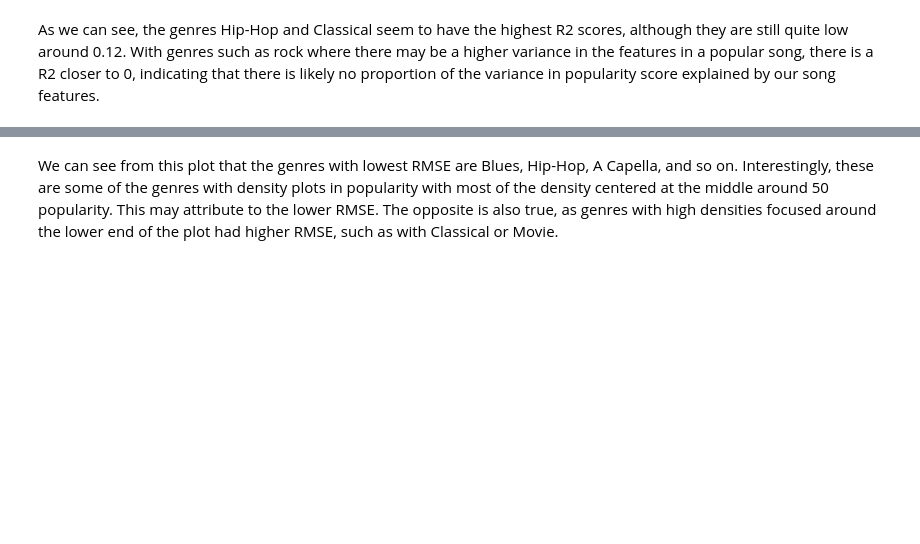
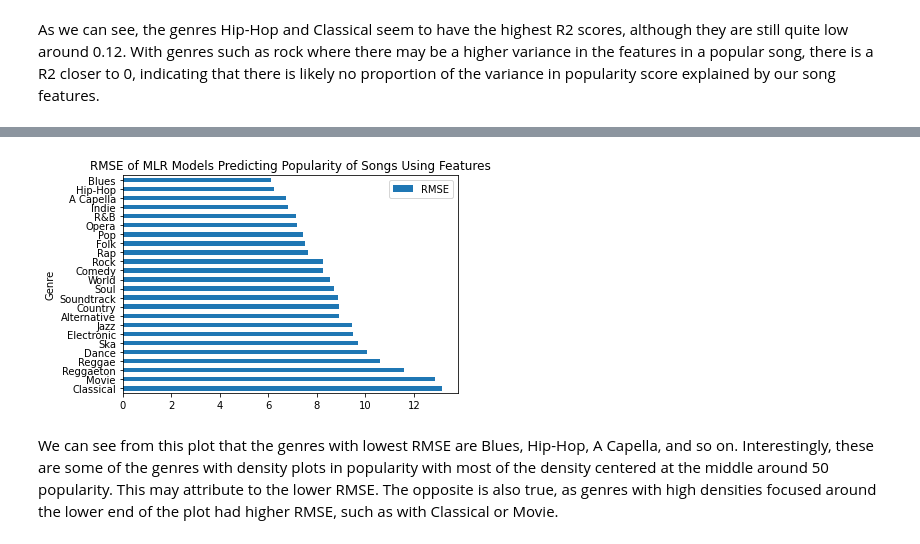
Before and after one commit to ian-gascon/cuddly-waffle, a Jupyter notebook: results/final_report_notebook.ipynb, the cells around one changed output, grey strips where cells are left out. Saved outputs shown, nothing was run; the diff lists cells and outputs as text; code cells hidden in the pictures; blank space fills up the shorter version.

```diff
--- a/results/final_report_notebook.ipynb
+++ b/results/final_report_notebook.ipynb
@@ -220,6 +219,6 @@ R2_MLR.show()
 # %% [markdown]
 As we can see, the genres Hip-Hop and Classical seem to have the highest R2 scores, although they are still quite low around 0.12. With genres such as rock where there may be a higher variance in the features in a popular song, there is a R2 closer to 0, indicating that there is likely no proportion of the variance in popularity score explained by our song features.
 # %%
-RMSE_MLR = px.bar(genre_scores_df_RMSE, x="RMSE", y='Genre', orientation='h', title='RMSE of MLR Models Predicting Popularity of Songs Using Features')
-RMSE_MLR.show()
+genre_scores_df_RMSE = genre_scores_df.sort_values(by = 'RMSE', ascending = False)
+ax = genre_scores_df_RMSE.plot.barh(x='Genre', y='RMSE', rot=0, title = 'RMSE of MLR Models Predicting Popularity of Songs Using Features')
 # %% [output]
@@ -227,3 +225,4 @@ RMSE_MLR.show()
+[figure, added]
 # %% [markdown]
 We can see from this plot that the genres with lowest RMSE are Blues, Hip-Hop, A Capella, and so on. Interestingly, these are some of the genres with density plots in popularity with most of the density centered at the middle around 50 popularity. This may attribute to the lower RMSE. The opposite is also true, as genres with high densities focused around the lower end of the plot had higher RMSE, such as with Classical or Movie.
 # %% [markdown]
```
Also changed, not shown: parts of 2 cells of this notebook.
